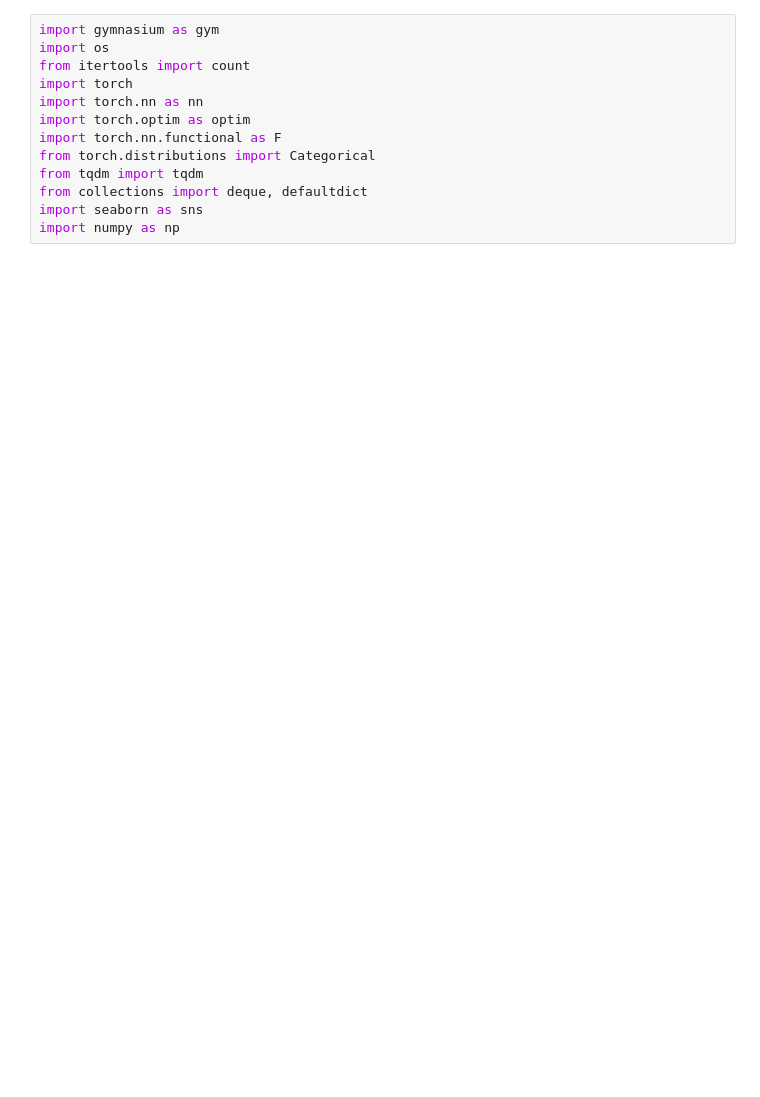
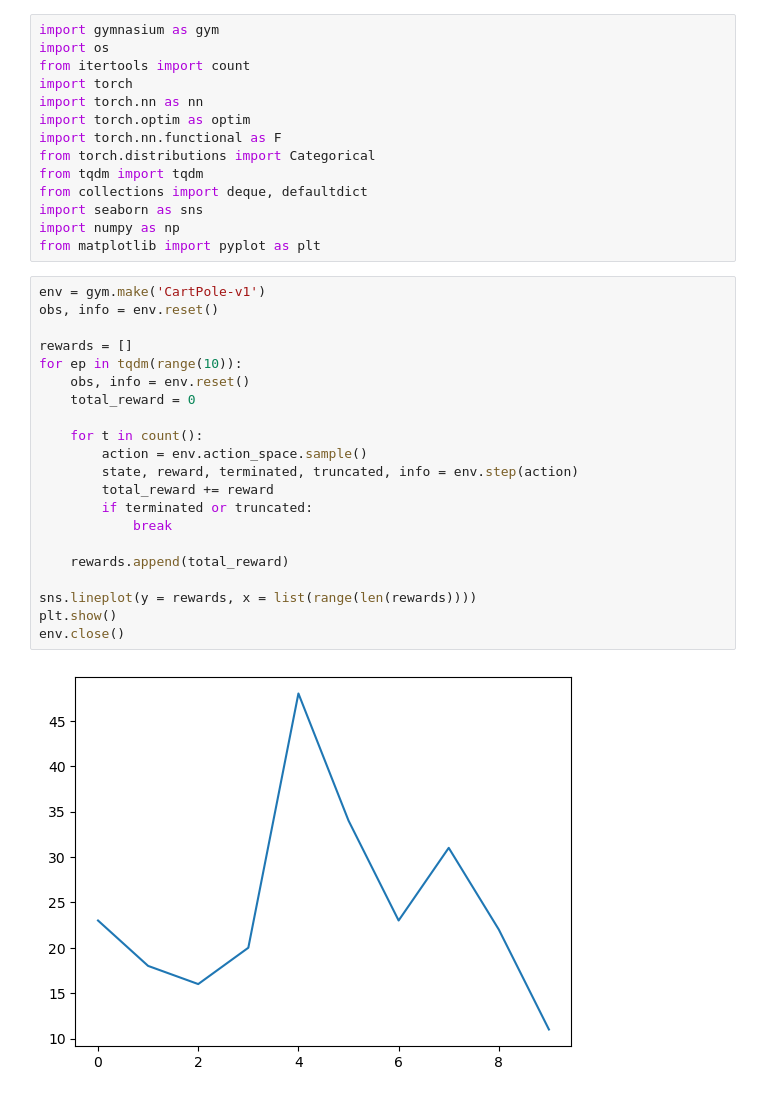
Before and after one commit to jameskn30/NLP_RNN, a Jupyter notebook: Reinforcement Learning/policy_gradient/tutorial.ipynb, the cells around one changed output. Drawn from its saved outputs; the diff is of its cells as text; blank space fills up the shorter version.

```diff
--- a/Reinforcement Learning/policy_gradient/tutorial.ipynb
+++ b/Reinforcement Learning/policy_gradient/tutorial.ipynb
@@ -11,6 +11,30 @@ from tqdm import tqdm
 from collections import deque, defaultdict
 import seaborn as sns
 import numpy as np
+from matplotlib import pyplot as plt
+# %%
+env = gym.make('CartPole-v1')
+obs, info = env.reset()
+
+rewards = []
+for ep in tqdm(range(10)):
+    obs, info = env.reset()
+    total_reward = 0
+
+    for t in count():
+        action = env.action_space.sample()
+        state, reward, terminated, truncated, info = env.step(action)
+        total_reward += reward
+        if terminated or truncated:
+            break
+
+    rewards.append(total_reward)
+
+sns.lineplot(y = rewards, x = list(range(len(rewards))))
+plt.show()
+env.close()
+# %% [output]
+[figure, added]
 # %%
 class Actor(nn.Module):
     def __init__(self, state_size, action_size):
```
Also changed, not shown: parts of 8 cells of this notebook, 2 other files.
